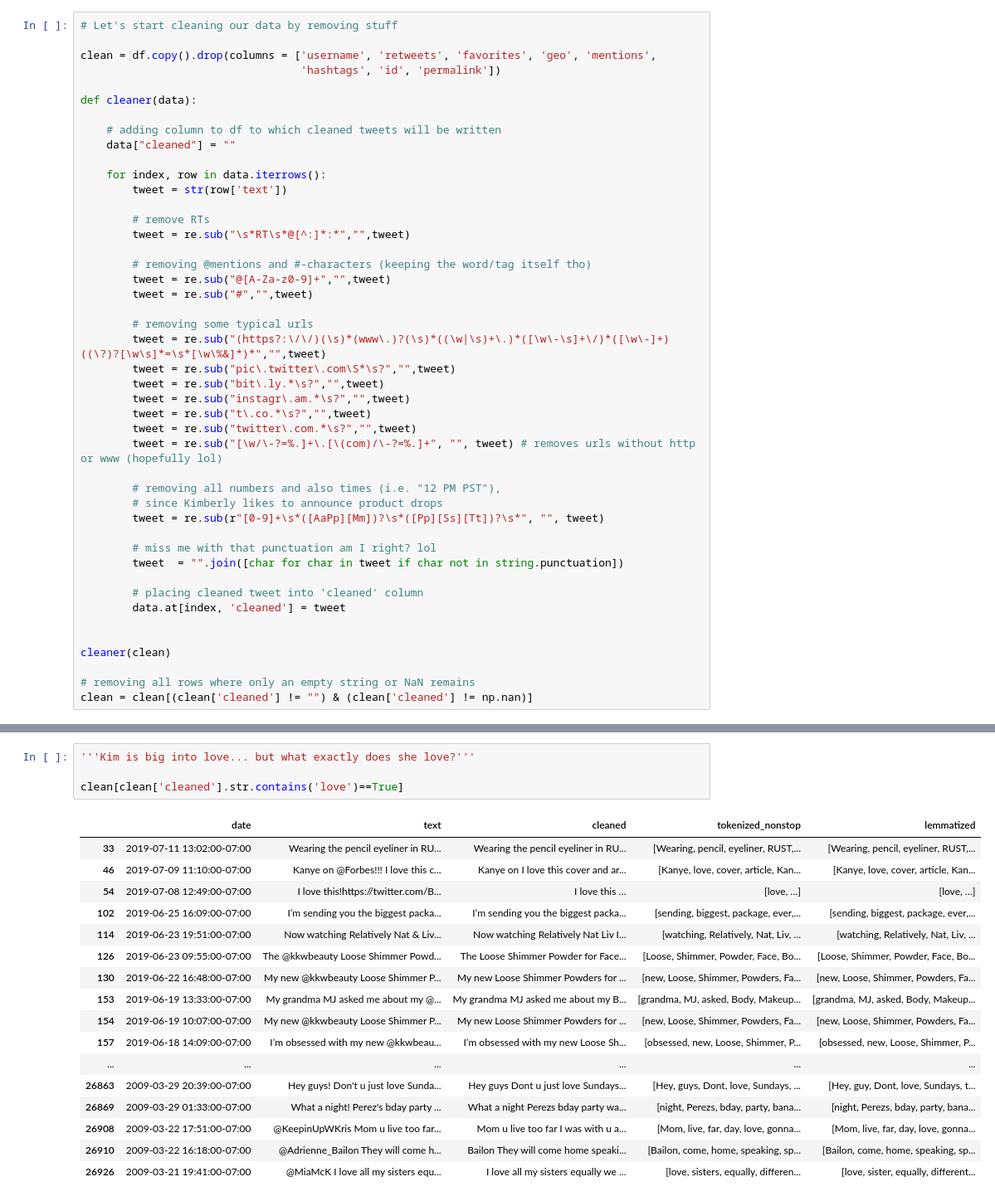
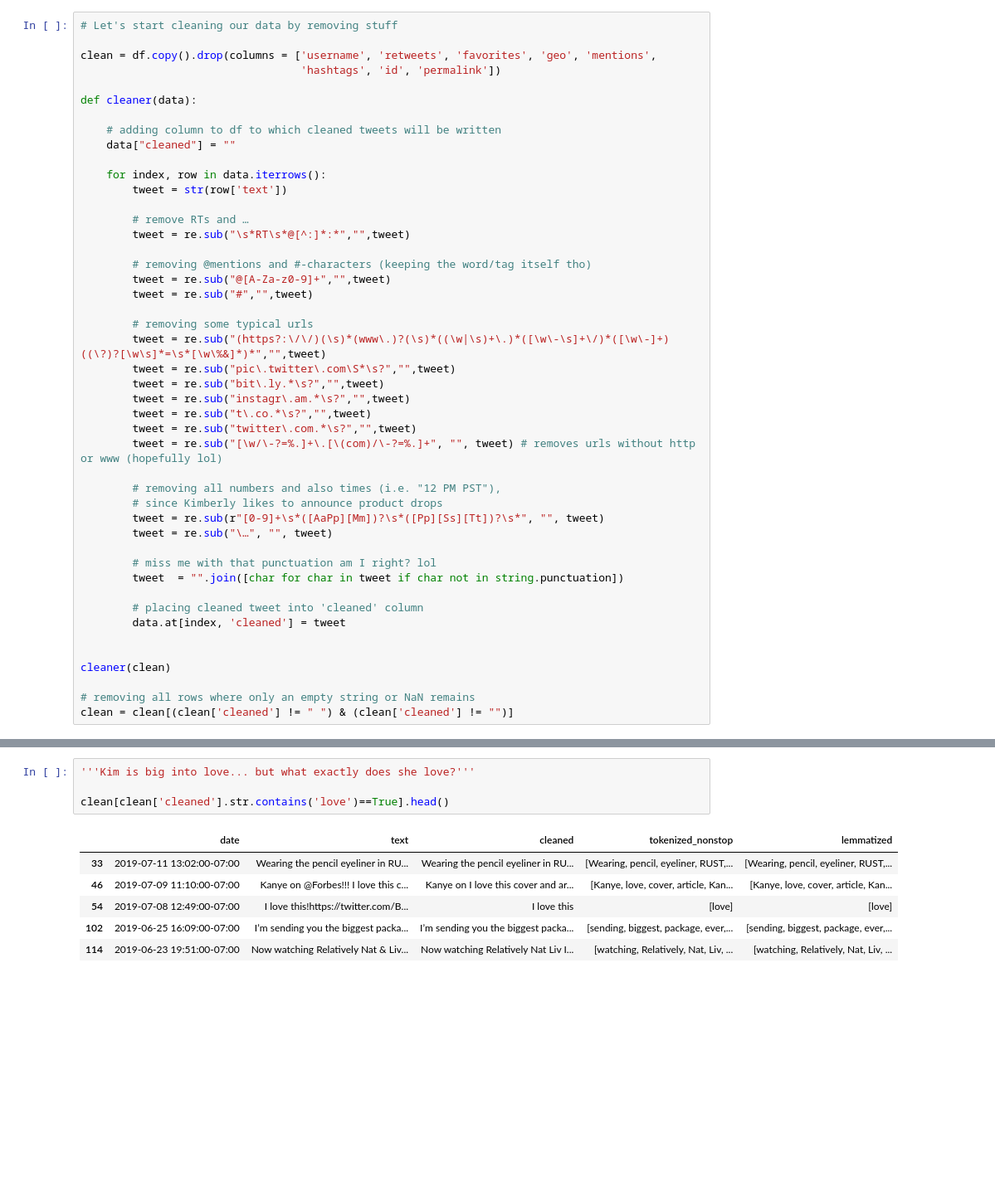
Before and after one commit to brokkoligirl/kimtweets, a Jupyter notebook: Kim's Complete Twitter Timeline (cleaned).ipynb, the cells around one changed output, grey strips where cells are left out. Shown at 83% size. Drawn from its saved outputs; the diff is of its cells as text; blank space fills up the shorter version.

```diff
--- a/Kim's Complete Twitter Timeline (cleaned).ipynb
+++ b/Kim's Complete Twitter Timeline (cleaned).ipynb
@@ -51,7 +51,7 @@ def cleaner(data):
     for index, row in data.iterrows():
         tweet = str(row['text'])
 
-        # remove RTs
+        # remove RTs and …
         tweet = re.sub("\s*RT\s*@[^:]*:*","",tweet)
 
         # removing @mentions and #-characters (keeping the word/tag itself tho)
@@ -70,6 +70,7 @@ def cleaner(data):
         # removing all numbers and also times (i.e. "12 PM PST"),
         # since Kimberly likes to announce product drops
         tweet = re.sub(r"[0-9]+\s*([AaPp][Mm])?\s*([Pp][Ss][Tt])?\s*", "", tweet)
+        tweet = re.sub("\…", "", tweet)
 
         # miss me with that punctuation am I right? lol
         tweet  = "".join([char for char in tweet if char not in string.punctuation])
@@ -81,7 +82,7 @@ def cleaner(data):
 cleaner(clean)
 
 # removing all rows where only an empty string or NaN remains
-clean = clean[(clean['cleaned'] != "") & (clean['cleaned'] != np.nan)]
+clean = clean[(clean['cleaned'] != " ") & (clean['cleaned'] != "")]
 # %%
 # tokenizing & removing stopwords
 
@@ -713,22 +730,11 @@ for x in range(5):
 # %%
 '''Kim is big into love... but what exactly does she love?'''
 
-clean[clean['cleaned'].str.contains('love')==True]
+clean[clean['cleaned'].str.contains('love')==True].head()
 # %% [output]
 |  | date | text | cleaned | tokenized_nonstop | lemmatized |
 | 33 | 2019-07-11 13:02:00-07:00 | Wearing the pencil eyeliner in RU... | Wearing the pencil eyeliner in RU... | [Wearing, pencil, eyeliner, RUST,... | [Wearing, pencil, eyeliner, RUST,... |
 | 46 | 2019-07-09 11:10:00-07:00 | Kanye on @Forbes!!! I love this c... | Kanye on I love this cover and ar... | [Kanye, love, cover, article, Kan... | [Kanye, love, cover, article, Kan... |
-| 54 | 2019-07-08 12:49:00-07:00 | I love this!https://twitter.com/B... | I love this … | [love, …] | [love, …] |
+| 54 | 2019-07-08 12:49:00-07:00 | I love this!https://twitter.com/B... | I love this | [love] | [love] |
 | 102 | 2019-06-25 16:09:00-07:00 | I’m sending you the biggest packa... | I’m sending you the biggest packa... | [sending, biggest, package, ever,... | [sending, biggest, package, ever,... |
 | 114 | 2019-06-23 19:51:00-07:00 | Now watching Relatively Nat & Liv... | Now watching Relatively Nat Liv I... | [watching, Relatively, Nat, Liv, ... | [watching, Relatively, Nat, Liv, ... |
-| 126 | 2019-06-23 09:55:00-07:00 | The @kkwbeauty Loose Shimmer Powd... | The Loose Shimmer Powder for Face... | [Loose, Shimmer, Powder, Face, Bo... | [Loose, Shimmer, Powder, Face, Bo... |
-| 130 | 2019-06-22 16:48:00-07:00 | My new @kkwbeauty Loose Shimmer P... | My new Loose Shimmer Powders for ... | [new, Loose, Shimmer, Powders, Fa... | [new, Loose, Shimmer, Powders, Fa... |
-| 153 | 2019-06-19 13:33:00-07:00 | My grandma MJ asked me about my @... | My grandma MJ asked me about my B... | [grandma, MJ, asked, Body, Makeup... | [grandma, MJ, asked, Body, Makeup... |
-| 154 | 2019-06-19 10:07:00-07:00 | My new @kkwbeauty Loose Shimmer P... | My new Loose Shimmer Powders for ... | [new, Loose, Shimmer, Powders, Fa... | [new, Loose, Shimmer, Powders, Fa... |
-| 157 | 2019-06-18 14:09:00-07:00 | I’m obsessed with my new @kkwbeau... | I’m obsessed with my new Loose Sh... | [obsessed, new, Loose, Shimmer, P... | [obsessed, new, Loose, Shimmer, P... |
-| ... | ... | ... | ... | ... | ... |
-| 26863 | 2009-03-29 20:39:00-07:00 | Hey guys! Don't u just love Sunda... | Hey guys Dont u just love Sundays... | [Hey, guys, Dont, love, Sundays, ... | [Hey, guy, Dont, love, Sundays, t... |
-| 26869 | 2009-03-29 01:33:00-07:00 | What a night! Perez's bday party ... | What a night Perezs bday party wa... | [night, Perezs, bday, party, bana... | [night, Perezs, bday, party, bana... |
-| 26908 | 2009-03-22 17:51:00-07:00 | @KeepinUpWKris Mom u live too far... | Mom u live too far I was with u a... | [Mom, live, far, day, love, gonna... | [Mom, live, far, day, love, gonna... |
-| 26910 | 2009-03-22 16:18:00-07:00 | @Adrienne_Bailon They will come h... | Bailon They will come home speaki... | [Bailon, come, home, speaking, sp... | [Bailon, come, home, speaking, sp... |
-| 26926 | 2009-03-21 19:41:00-07:00 | @MiaMcK I love all my sisters equ... | I love all my sisters equally we ... | [love, sisters, equally, differen... | [love, sister, equally, different... |
```
Also changed, not shown: parts of 12 cells of this notebook.
